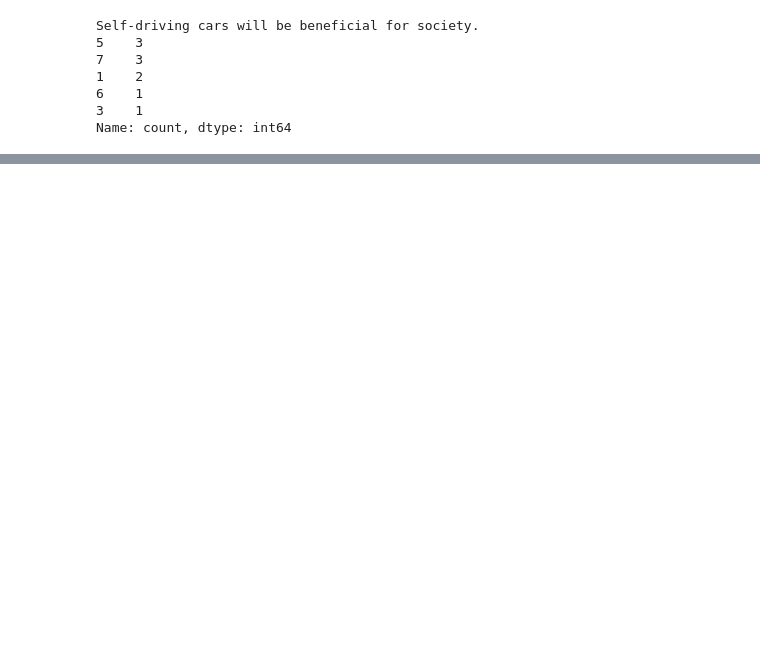
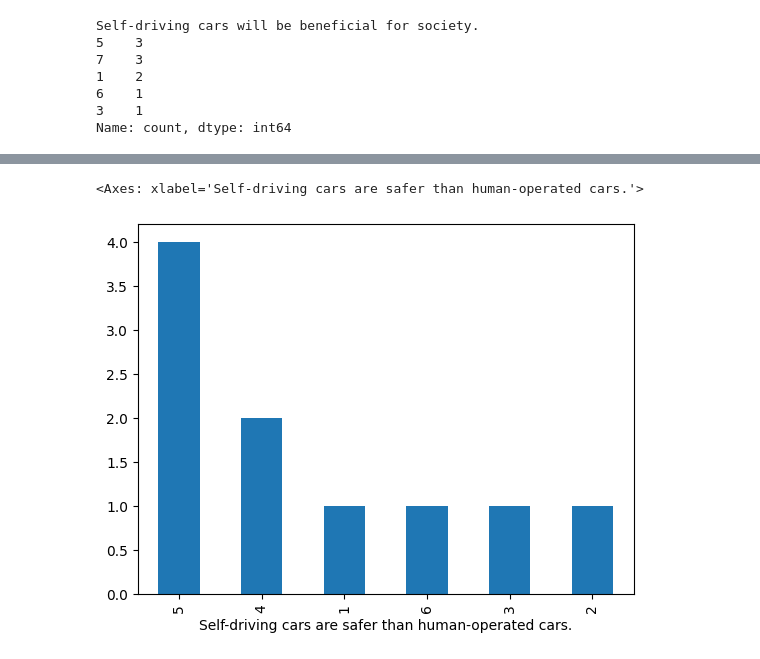
Before and after one commit to Zenon-Nowakowski/Ethics-of-self-driving-cars-analysis, a Jupyter notebook: data.ipynb, the cells around one changed output, grey strips where cells are left out. Cells and saved outputs as stored; diff of their text form; code cells hidden in the pictures; blank space fills up the shorter version.

```diff
--- a/data.ipynb
+++ b/data.ipynb
@@ -28,0 +44,5 @@ Name: count, dtype: int64
+# %%
+df["Self-driving cars are safer than human-operated cars."].value_counts().plot.bar()
+# %% [output]
+<Axes: xlabel='Self-driving cars are safer than human-operated cars.'>
+[figure, added]
```
Also changed, not shown: parts of 5 cells of this notebook, 6 other files.
